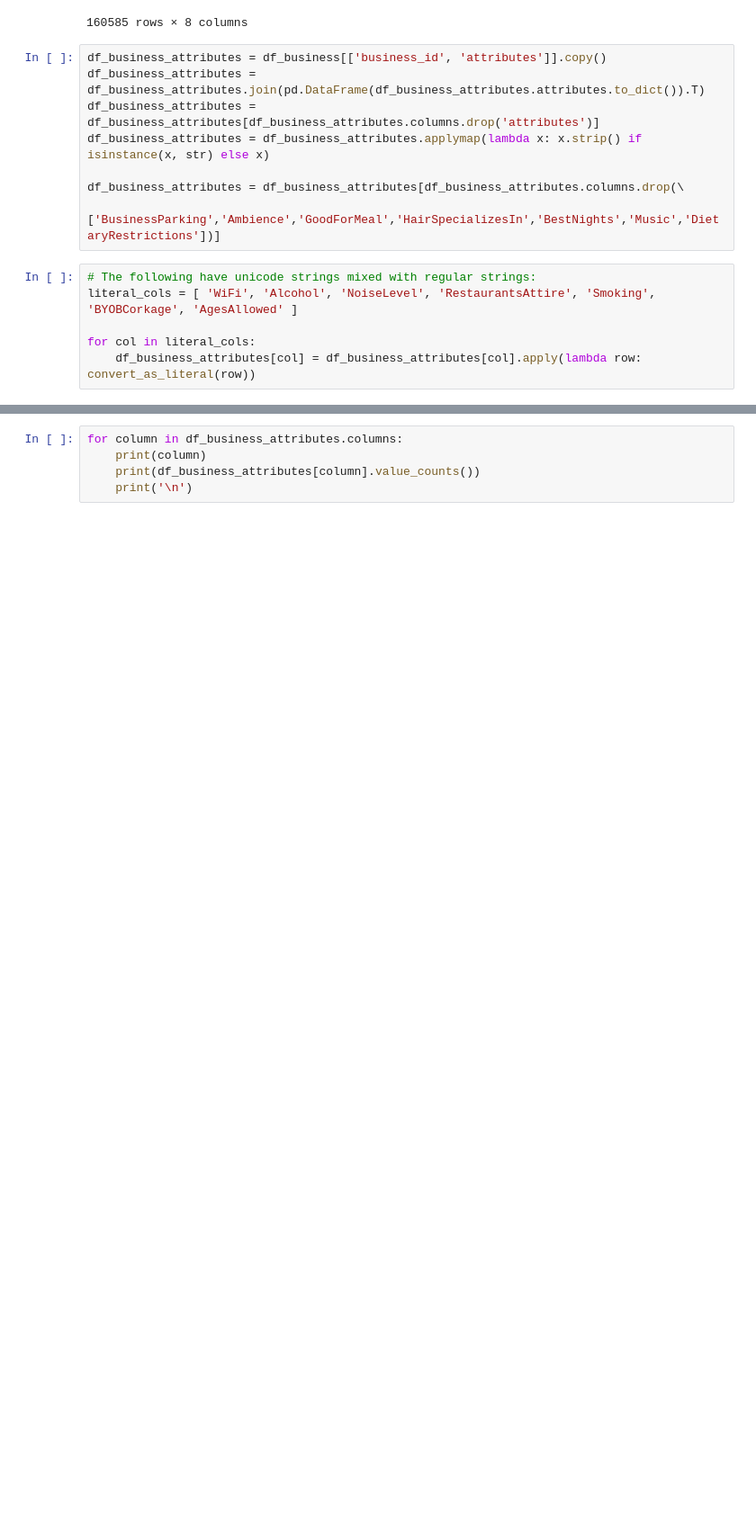
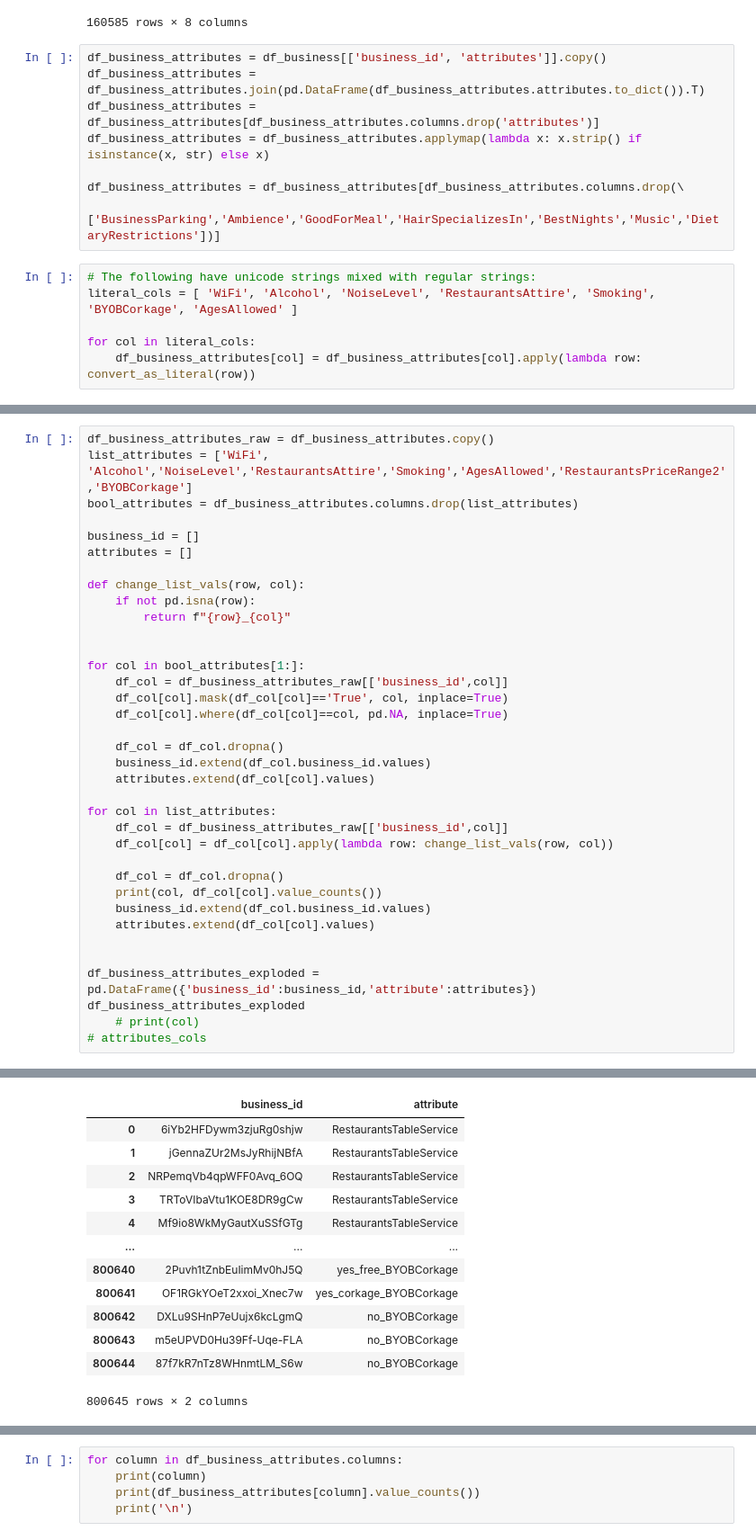
Before and after one commit to connie-ho/data-bites, a Jupyter notebook: Data_Exploration.ipynb, the cells around one changed output, grey strips where cells are left out. Shown at 90% size. Drawn from its saved outputs; the diff is of its cells as text; blank space fills up the shorter version.

```diff
--- a/Data_Exploration.ipynb
+++ b/Data_Exploration.ipynb
@@ -576,0 +653,37 @@ for col in literal_cols:
+# %%
+df_business_attributes_raw = df_business_attributes.copy()
+list_attributes = ['WiFi', 'Alcohol','NoiseLevel','RestaurantsAttire','Smoking','AgesAllowed','RestaurantsPriceRange2','BYOBCorkage']
+bool_attributes = df_business_attributes.columns.drop(list_attributes)
+
+business_id = []
+attributes = []
+
+def change_list_vals(row, col):
+    if not pd.isna(row):
+        return f"{row}_{col}"
+
+
+for col in bool_attributes[1:]:
+    df_col = df_business_attributes_raw[['business_id',col]]
+    df_col[col].mask(df_col[col]=='True', col, inplace=True)
+    df_col[col].where(df_col[col]==col, pd.NA, inplace=True)
+
+    df_col = df_col.dropna()
+    business_id.extend(df_col.business_id.values)
+    attributes.extend(df_col[col].values)
+
+for col in list_attributes:
+    df_col = df_business_attributes_raw[['business_id',col]]
+    df_col[col] = df_col[col].apply(lambda row: change_list_vals(row, col))
+
+    df_col = df_col.dropna()
+    print(col, df_col[col].value_counts())
+    business_id.extend(df_col.business_id.values)
+    attributes.extend(df_col[col].values)
+
+
+df_business_attributes_exploded = pd.DataFrame({'business_id':business_id,'attribute':attributes})
+df_business_attributes_exploded
+    # print(col)
+# attributes_cols
+# %% [output]
@@ -576,0 +773,13 @@ for col in literal_cols:
+|  | business_id | attribute |
+| 0 | 6iYb2HFDywm3zjuRg0shjw | RestaurantsTableService |
+| 1 | jGennaZUr2MsJyRhijNBfA | RestaurantsTableService |
+| 2 | NRPemqVb4qpWFF0Avq_6OQ | RestaurantsTableService |
+| 3 | TRToVIbaVtu1KOE8DR9gCw | RestaurantsTableService |
+| 4 | Mf9io8WkMyGautXuSSfGTg | RestaurantsTableService |
+| ... | ... | ... |
+| 800640 | 2Puvh1tZnbEuIimMv0hJ5Q | yes_free_BYOBCorkage |
+| 800641 | OF1RGkYOeT2xxoi_Xnec7w | yes_corkage_BYOBCorkage |
+| 800642 | DXLu9SHnP7eUujx6kcLgmQ | no_BYOBCorkage |
+| 800643 | m5eUPVD0Hu39Ff-Uqe-FLA | no_BYOBCorkage |
+| 800644 | 87f7kR7nTz8WHnmtLM_S6w | no_BYOBCorkage |
+800645 rows × 2 columns
```
Also changed, not shown: parts of 17 cells of this notebook, 3 other files.
